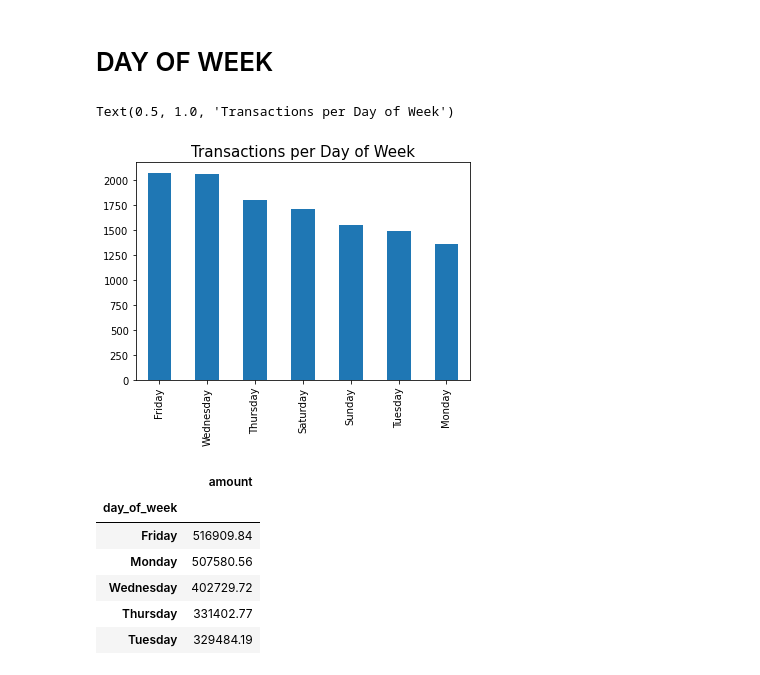
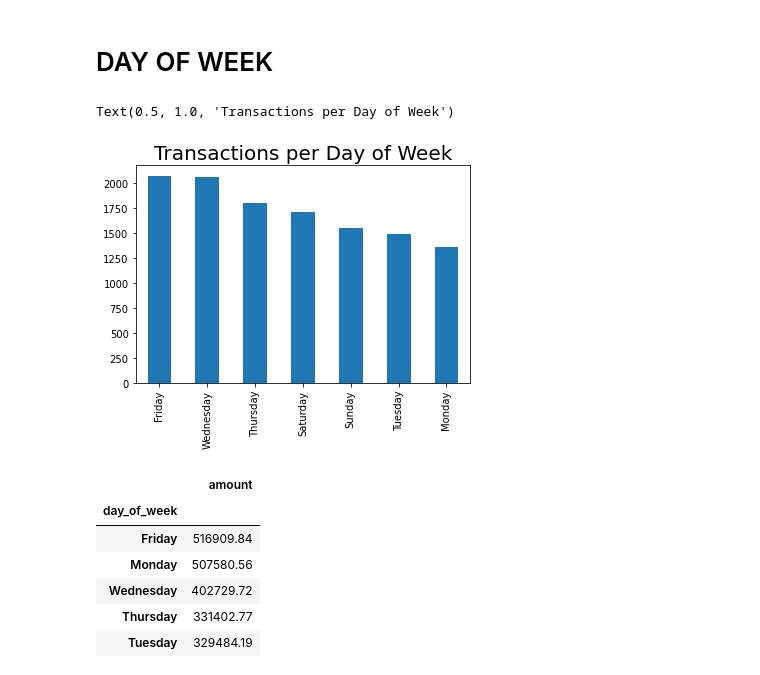
Before and after one commit to jvaragao25/explore, a Jupyter notebook: ANZ.ipynb, the cells around one changed output. Cells and saved outputs as stored; diff of their text form; code cells hidden in the pictures.

```diff
--- a/ANZ.ipynb
+++ b/ANZ.ipynb
@@ -870,7 +864,7 @@ for n in data2.index:
 # DAY OF WEEK
 # %%
 data.day_of_week.value_counts().plot.bar()
-plt.title('Transactions per Day of Week', fontsize=15)
+plt.title('Transactions per Day of Week', fontsize=20)
 # %% [output]
 Text(0.5, 1.0, 'Transactions per Day of Week')
-[figure, old version]
+[figure, new version]
```
Also changed, not shown: parts of 94 cells of this notebook.
